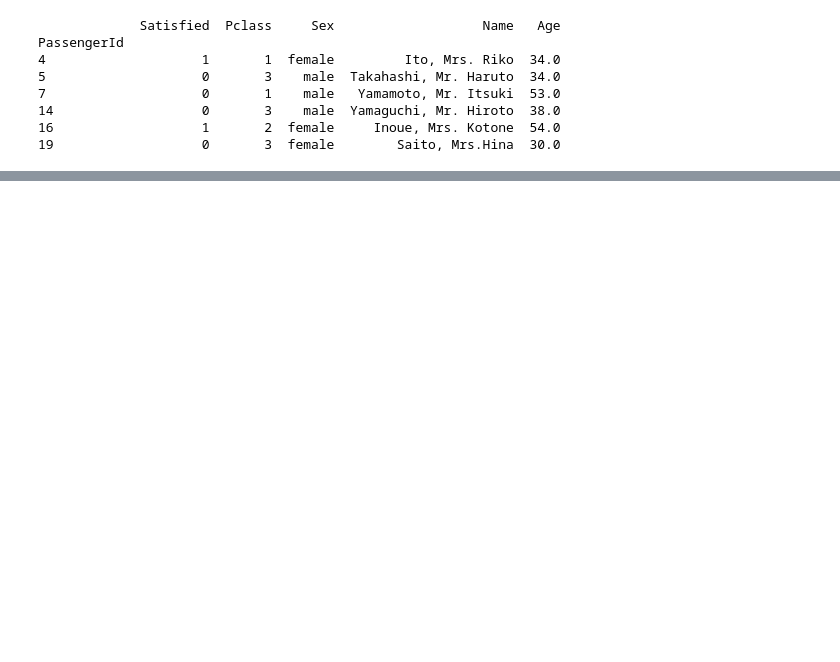
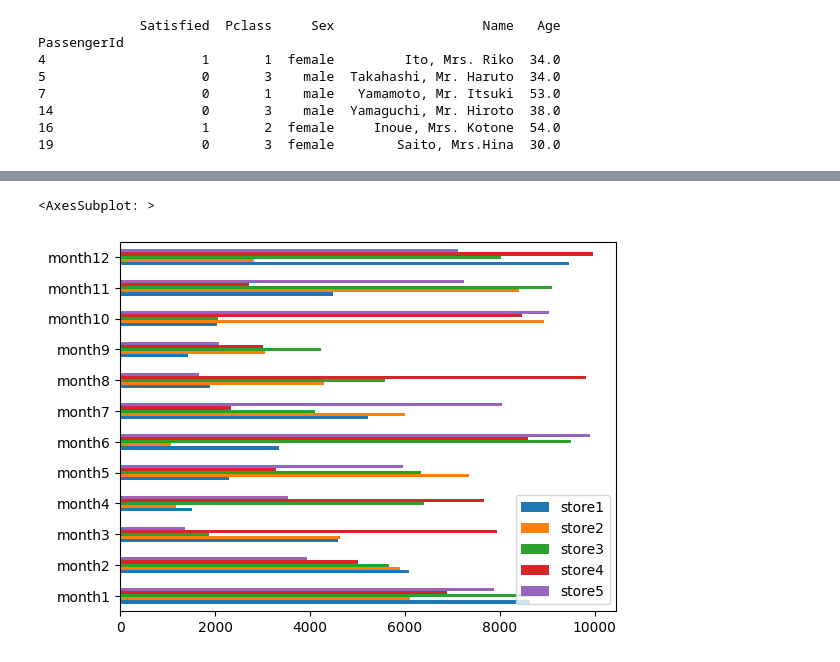
Before and after one commit to RkurosW/Jupyter_test, a Jupyter notebook: Pandas_Dataframe.ipynb, the cells around one changed output, grey strips where cells are left out. Saved outputs shown, nothing was run; the diff lists cells and outputs as text; code cells hidden in the pictures; blank space fills up the shorter version.

```diff
--- a/Pandas_Dataframe.ipynb
+++ b/Pandas_Dataframe.ipynb
@@ -226,0 +309,5 @@ PassengerId
+# %%
+df.plot(kind='barh')
+# %% [output]
+<AxesSubplot: >
+[figure, added]
```
Also changed, not shown: parts of 8 cells of this notebook, 1 other file.
